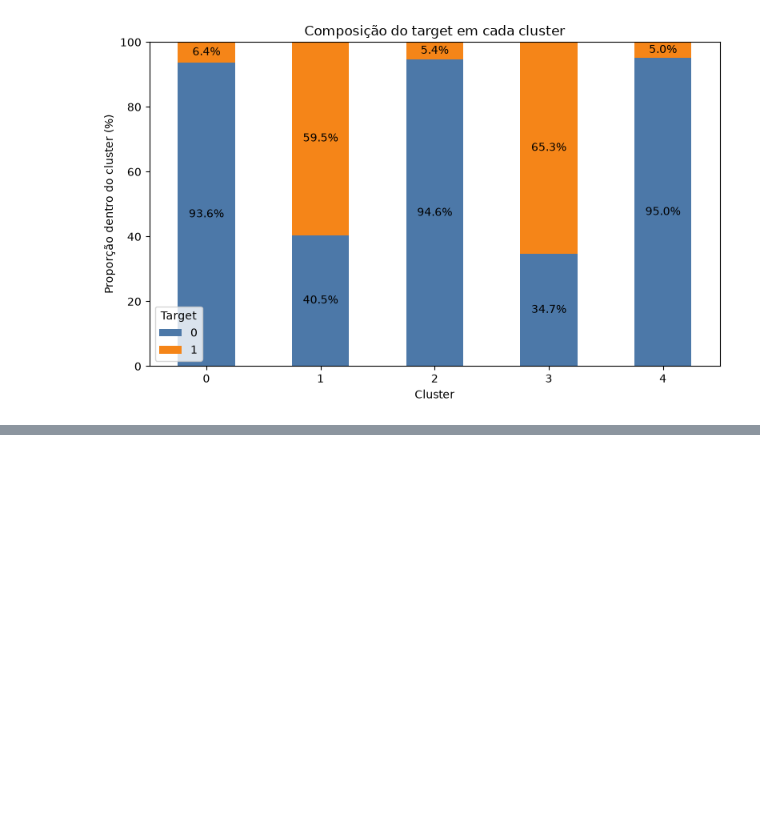
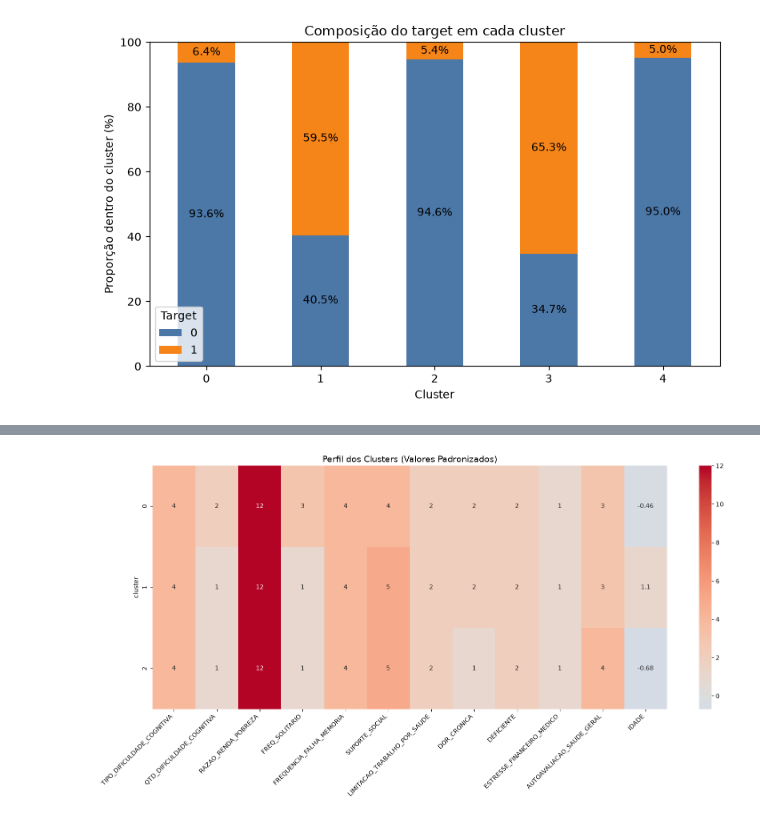
Before and after one commit to JulioSamuelOliveira/saudemental, a Jupyter notebook: 5-Kmeans/K_means.ipynb, the cells around one changed output, grey strips where cells are left out. Cells and saved outputs as stored; diff of their text form; code cells hidden in the pictures; blank space fills up the shorter version.

```diff
--- a/5-Kmeans/K_means.ipynb
+++ b/5-Kmeans/K_means.ipynb
@@ -332,0 +463,25 @@ cluster
+# %%
+plt.figure(figsize=(16, 8))
+
+sns.heatmap(
+    cluster_profile,
+    annot=True,
+    cmap="coolwarm",
+    center=0
+)
+
+plt.title(
+    "Perfil dos Clusters (Valores Padronizados)",
+    fontsize=14
+)
+
+plt.xticks(
+    rotation=45,
+    ha="right"
+)
+
+plt.tight_layout()
+
+plt.show()
+# %% [output]
+[figure, added]
```
Also changed, not shown: parts of 4 cells of this notebook.
